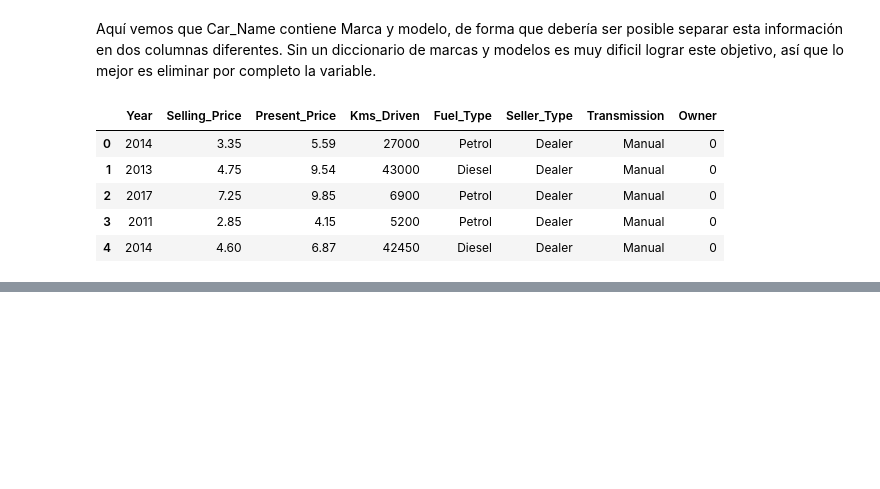
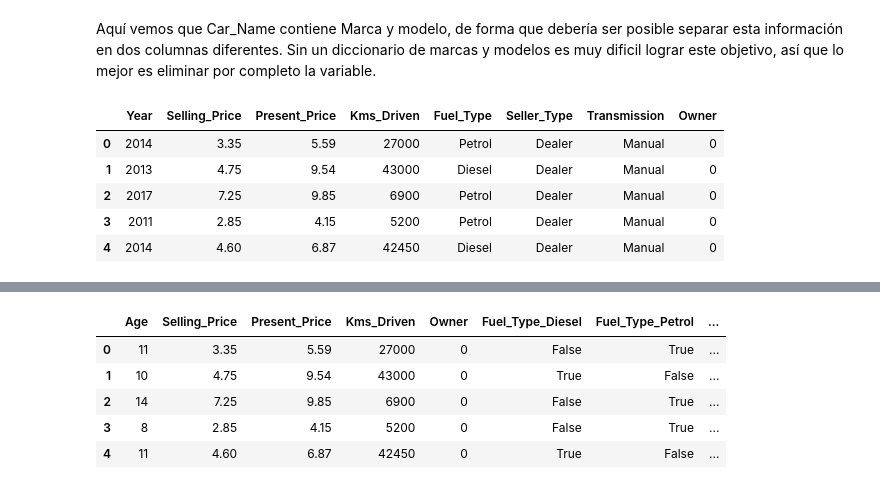
Before and after one commit to evcereti/Aprendiendo_ML_y_DS, a Jupyter notebook: regresion_polinomial_scikit_learn.ipynb, the cells around one changed output, grey strips where cells are left out. Saved outputs shown, nothing was run; the diff lists cells and outputs as text; code cells hidden in the pictures; blank space fills up the shorter version.

```diff
--- a/regresion_polinomial_scikit_learn.ipynb
+++ b/regresion_polinomial_scikit_learn.ipynb
@@ -104,0 +116,10 @@ ds.head()
+# %%
+ds['Year'] = ds['Year'].max() - ds['Year']
+ds.rename(columns={'Year':'Age'}, inplace=True)
+# %% [output]
+|  | Age | Selling_Price | Present_Price | Kms_Driven | Owner | Fuel_Type_Diesel | Fuel_Type_Petrol | ... |
+| 0 | 11 | 3.35 | 5.59 | 27000 | 0 | False | True | ... |
+| 1 | 10 | 4.75 | 9.54 | 43000 | 0 | True | False | ... |
+| 2 | 14 | 7.25 | 9.85 | 6900 | 0 | False | True | ... |
+| 3 | 8 | 2.85 | 4.15 | 5200 | 0 | False | True | ... |
+| 4 | 11 | 4.60 | 6.87 | 42450 | 0 | True | False | ... |
```
Also changed, not shown: parts of 4 cells of this notebook.
